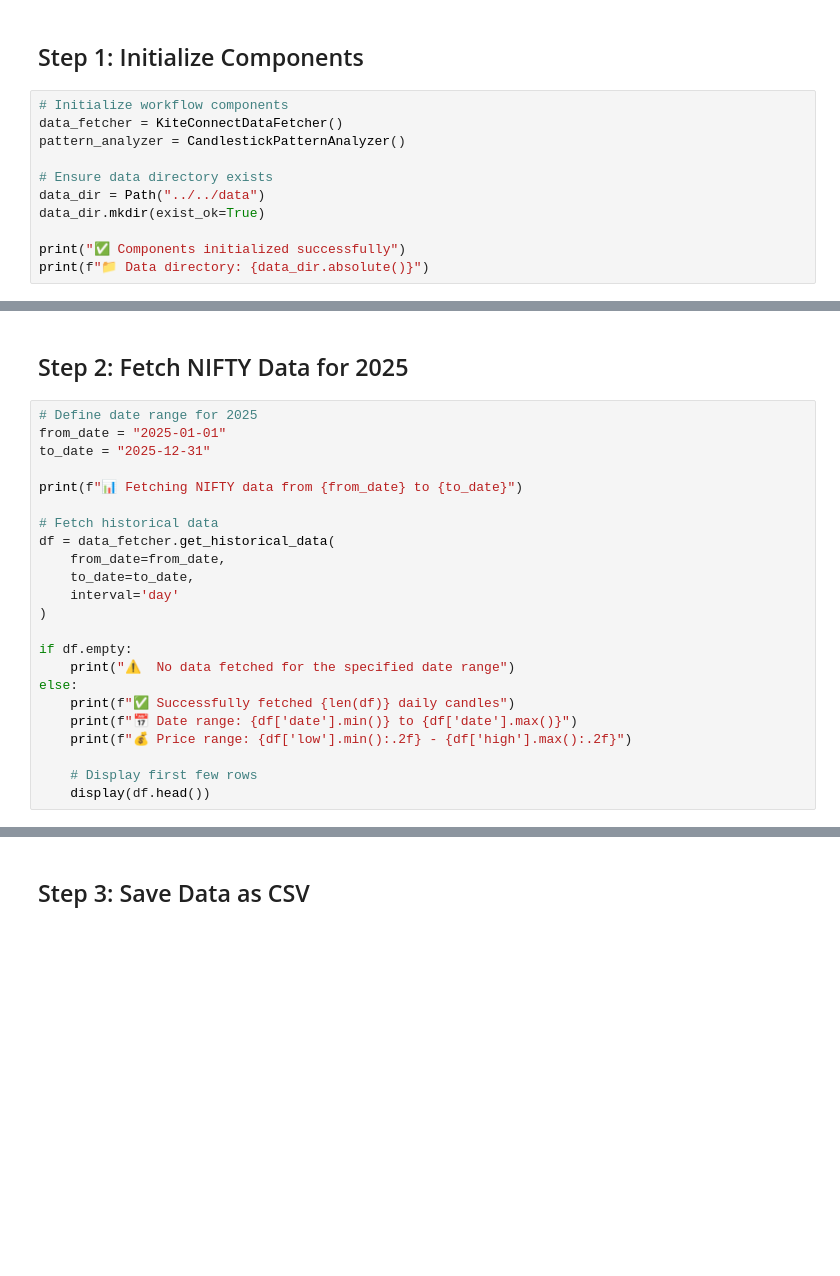
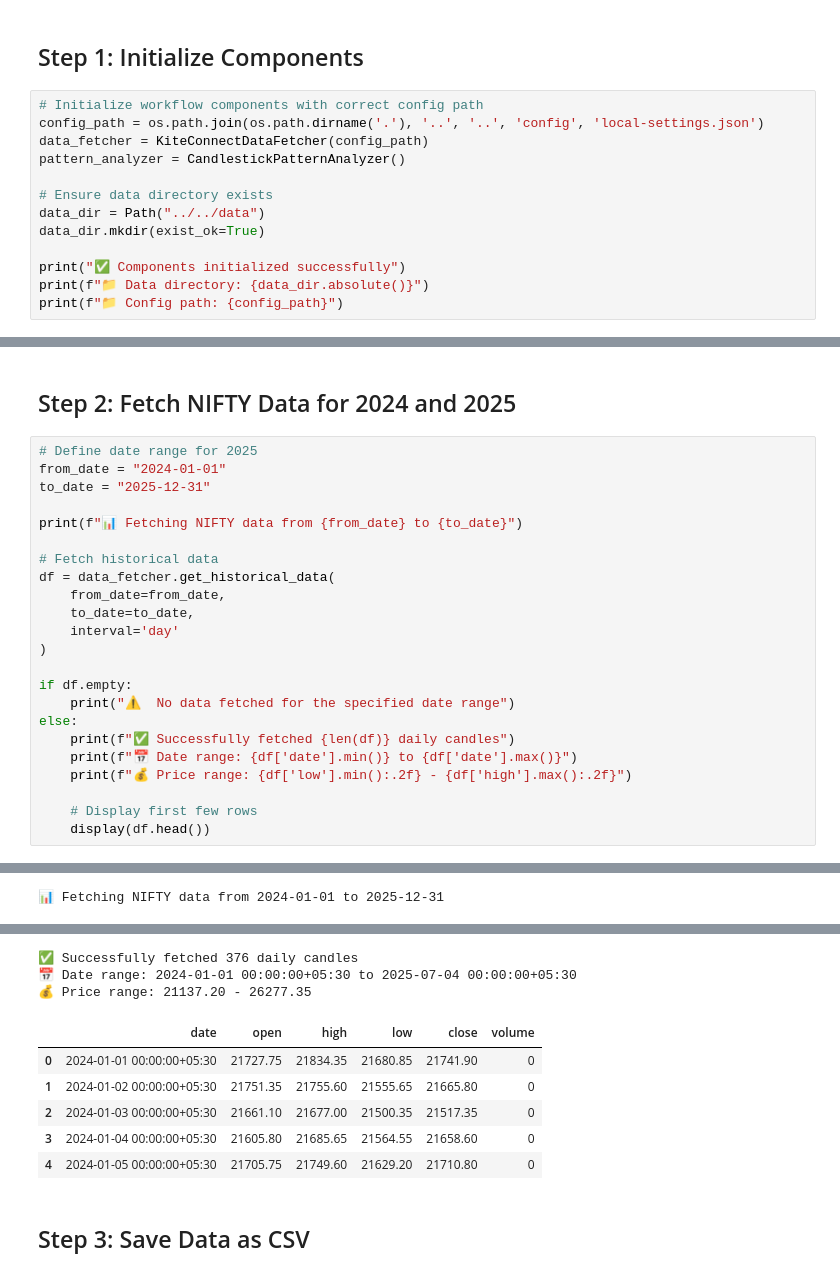
Before and after one commit to sangaw/candle-pattern-test, a Jupyter notebook: src/workflow/nifty_data_analysis.ipynb, the cells around one changed output, grey strips where cells are left out. Drawn from its saved outputs; the diff is of its cells as text; blank space fills up the shorter version.

```diff
--- a/src/workflow/nifty_data_analysis.ipynb
+++ b/src/workflow/nifty_data_analysis.ipynb
@@ -35,8 +44,9 @@ print("✅ Libraries imported successfully")
 # %% [markdown]
 ## Step 1: Initialize Components
 # %%
-# Initialize workflow components
-data_fetcher = KiteConnectDataFetcher()
+# Initialize workflow components with correct config path
+config_path = os.path.join(os.path.dirname('.'), '..', '..', 'config', 'local-settings.json')
+data_fetcher = KiteConnectDataFetcher(config_path)
 pattern_analyzer = CandlestickPatternAnalyzer()
 
 # Ensure data directory exists
@@ -45,3 +55,4 @@ data_dir.mkdir(exist_ok=True)
 
 print("✅ Components initialized successfully")
 print(f"📁 Data directory: {data_dir.absolute()}")
+print(f"📁 Config path: {config_path}")
@@ -48,8 +67,8 @@ print(f"📁 Data directory: {data_dir.absolute()}")
 # %% [markdown]
-## Step 2: Fetch NIFTY Data for 2025
+## Step 2: Fetch NIFTY Data for 2024 and 2025
 # %%
 # Define date range for 2025
-from_date = "2025-01-01"
+from_date = "2024-01-01"
 to_date = "2025-12-31"
 
 print(f"📊 Fetching NIFTY data from {from_date} to {to_date}")
@@ -70,3 +89,4 @@ else:
 
     # Display first few rows
     display(df.head())
+# %% [output]
@@ -72,0 +102 @@ else:
+📊 Fetching NIFTY data from 2024-01-01 to 2025-12-31
@@ -73,3 +104,12 @@ else:
+✅ Successfully fetched 376 daily candles
+📅 Date range: 2024-01-01 00:00:00+05:30 to 2025-07-04 00:00:00+05:30
+💰 Price range: 21137.20 - 26277.35
+|  | date | open | high | low | close | volume |
+| 0 | 2024-01-01 00:00:00+05:30 | 21727.75 | 21834.35 | 21680.85 | 21741.90 | 0 |
+| 1 | 2024-01-02 00:00:00+05:30 | 21751.35 | 21755.60 | 21555.65 | 21665.80 | 0 |
+| 2 | 2024-01-03 00:00:00+05:30 | 21661.10 | 21677.00 | 21500.35 | 21517.35 | 0 |
+| 3 | 2024-01-04 00:00:00+05:30 | 21605.80 | 21685.65 | 21564.55 | 21658.60 | 0 |
+| 4 | 2024-01-05 00:00:00+05:30 | 21705.75 | 21749.60 | 21629.20 | 21710.80 | 0 |
 # %% [markdown]
 ## Step 3: Save Data as CSV
 # %%
```
Also changed, not shown: parts of 8 cells of this notebook, 1 other file.
